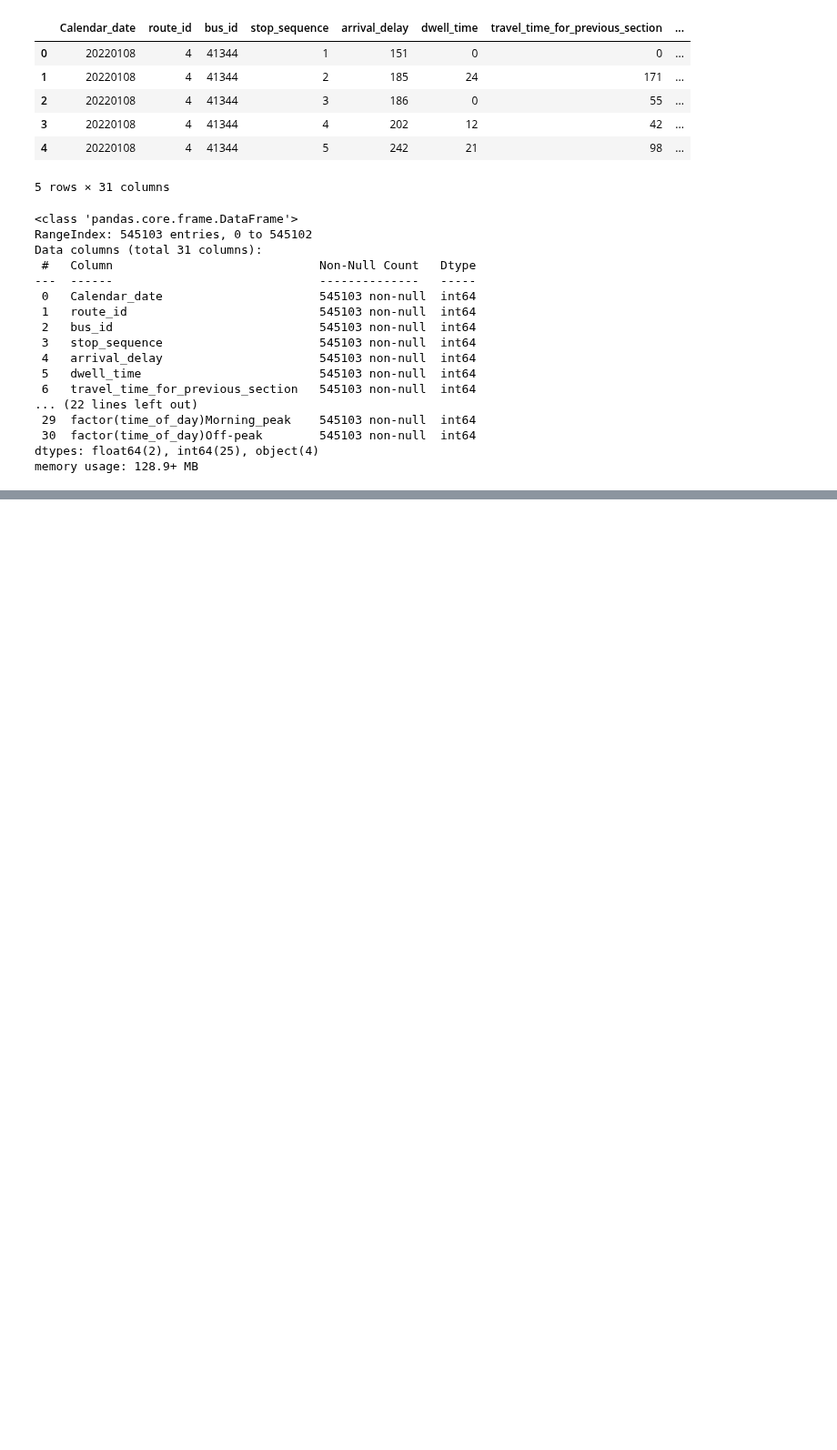
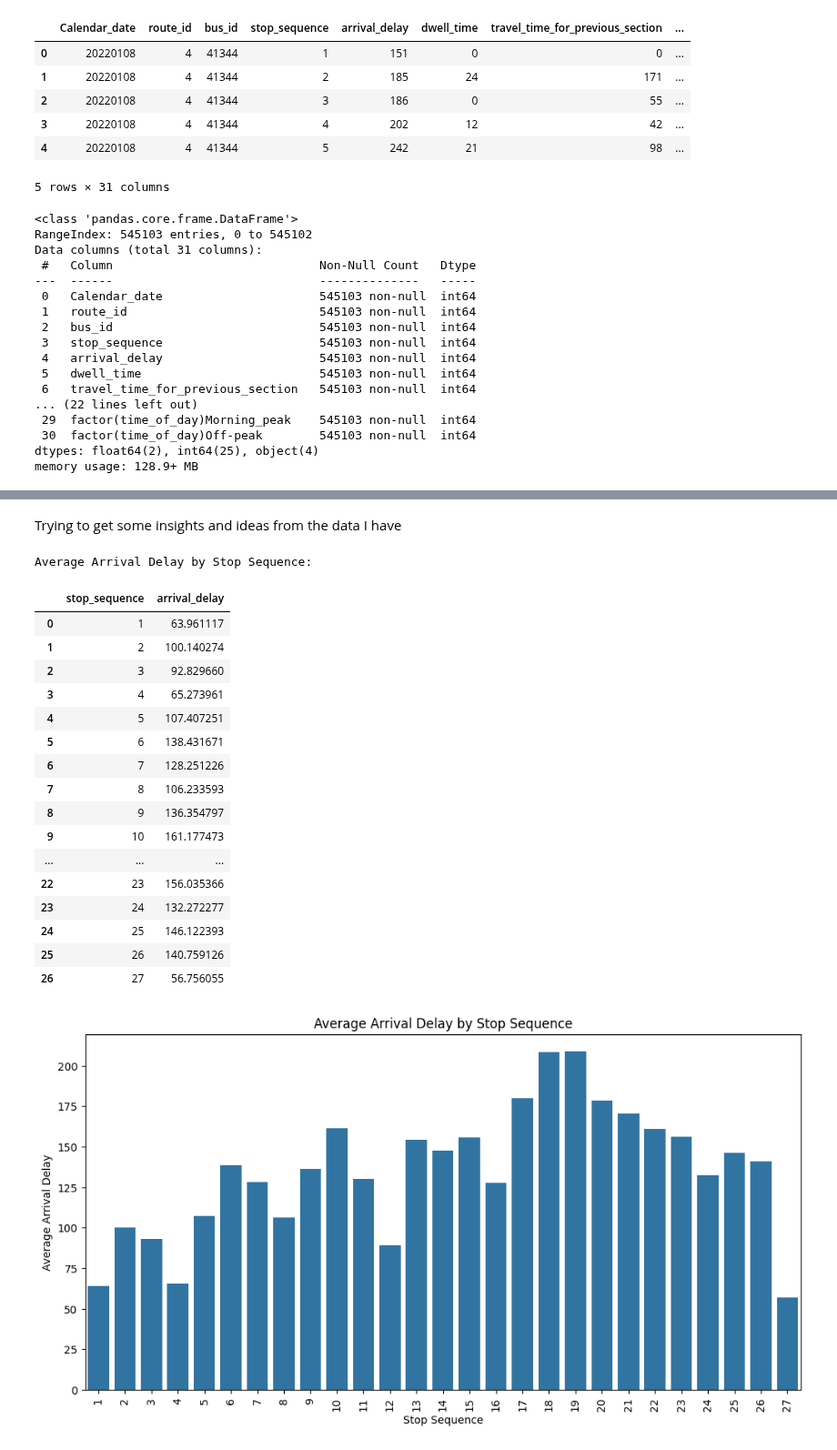
Before and after one commit to Gioalf/AH2179, a Jupyter notebook: project/AIprojectGioAlf.ipynb, the cells around one changed output, grey strips where cells are left out. Shown at 91% size. Cells and saved outputs as stored; diff of their text form; code cells hidden in the pictures; blank space fills up the shorter version.

```diff
--- a/project/AIprojectGioAlf.ipynb
+++ b/project/AIprojectGioAlf.ipynb
@@ -49,0 +56,8 @@ memory usage: 128.9+ MB
+# %%
+def trip_counter(group):
+    # create a counter that increases every 27 rows
+    n_rows = len(group)
+    group['trip_number'] = np.arange(n_rows) // 27 + 1
+    return group
+
+df = df.groupby('Calendar_date').apply(trip_counter).reset_index(drop=True)
@@ -49,0 +97,41 @@ memory usage: 128.9+ MB
+# %% [markdown]
+Trying to get some insights and ideas from the data I have
+# %%
+import matplotlib.pyplot as plt
+import seaborn as sns
+
+# Calculate the average arrival delay for each stop sequence
+average_delay_by_stop = df.groupby('stop_sequence')['arrival_delay'].mean().reset_index()
+
+# Display the average arrival delay for each stop sequence
+print("Average Arrival Delay by Stop Sequence:")
+display(average_delay_by_stop)
+
+# Optional: You can still visualize this data if you'd like, for example, with a bar plot
+plt.figure(figsize=(12, 6))
+sns.barplot(data=average_delay_by_stop, x='stop_sequence', y='arrival_delay')
+plt.title('Average Arrival Delay by Stop Sequence')
+plt.xlabel('Stop Sequence')
+plt.ylabel('Average Arrival Delay')
+plt.xticks(rotation=90)
+plt.show()
+# %% [output]
+Average Arrival Delay by Stop Sequence:
+|  | stop_sequence | arrival_delay |
+| 0 | 1 | 63.961117 |
+| 1 | 2 | 100.140274 |
+| 2 | 3 | 92.829660 |
+| 3 | 4 | 65.273961 |
+| 4 | 5 | 107.407251 |
+| 5 | 6 | 138.431671 |
+| 6 | 7 | 128.251226 |
+| 7 | 8 | 106.233593 |
+| 8 | 9 | 136.354797 |
+| 9 | 10 | 161.177473 |
+| ... | ... | ... |
+| 22 | 23 | 156.035366 |
+| 23 | 24 | 132.272277 |
+| 24 | 25 | 146.122393 |
+| 25 | 26 | 140.759126 |
+| 26 | 27 | 56.756055 |
+[figure, added]
```
Also changed, not shown: parts of 15 cells of this notebook.
